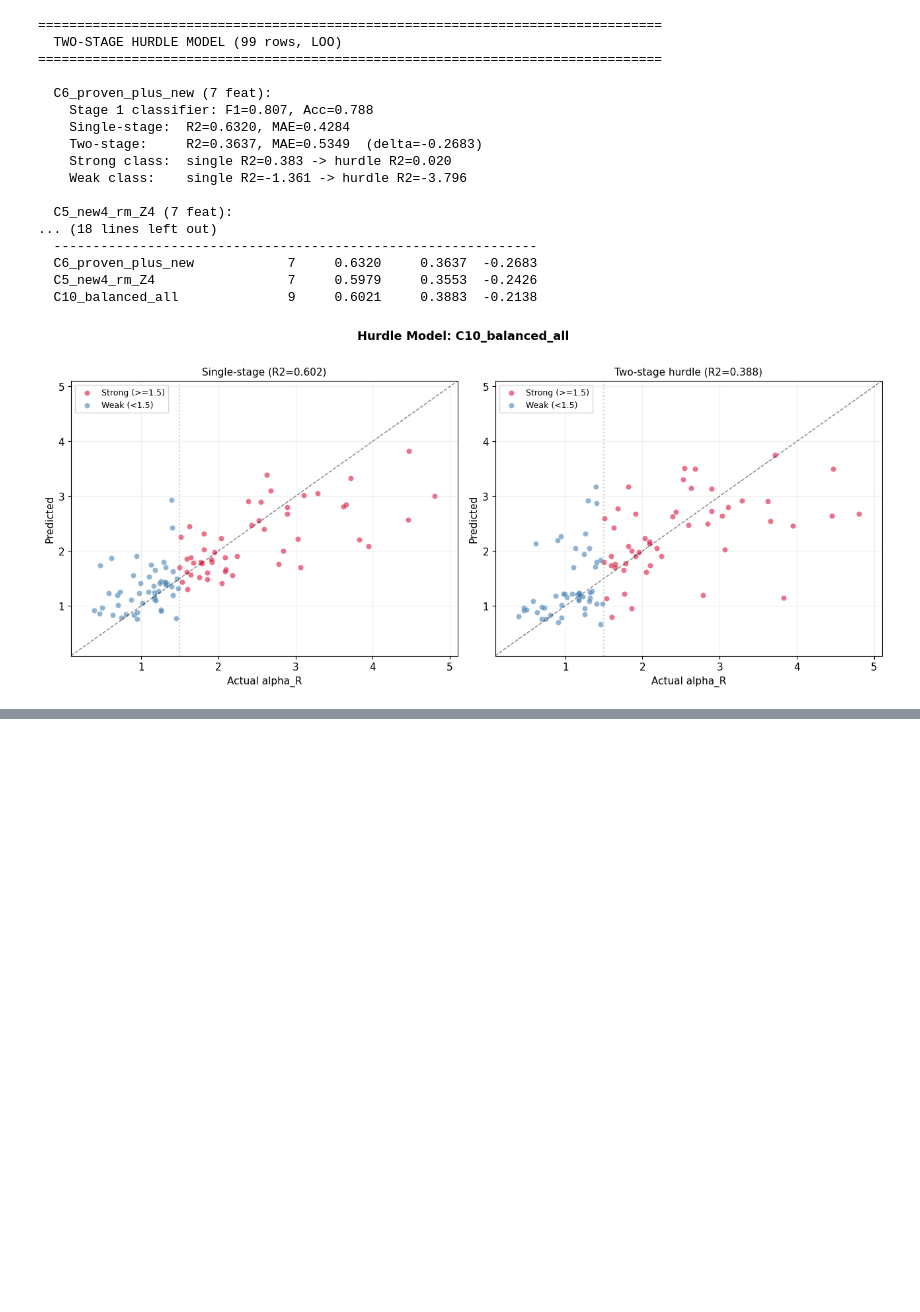
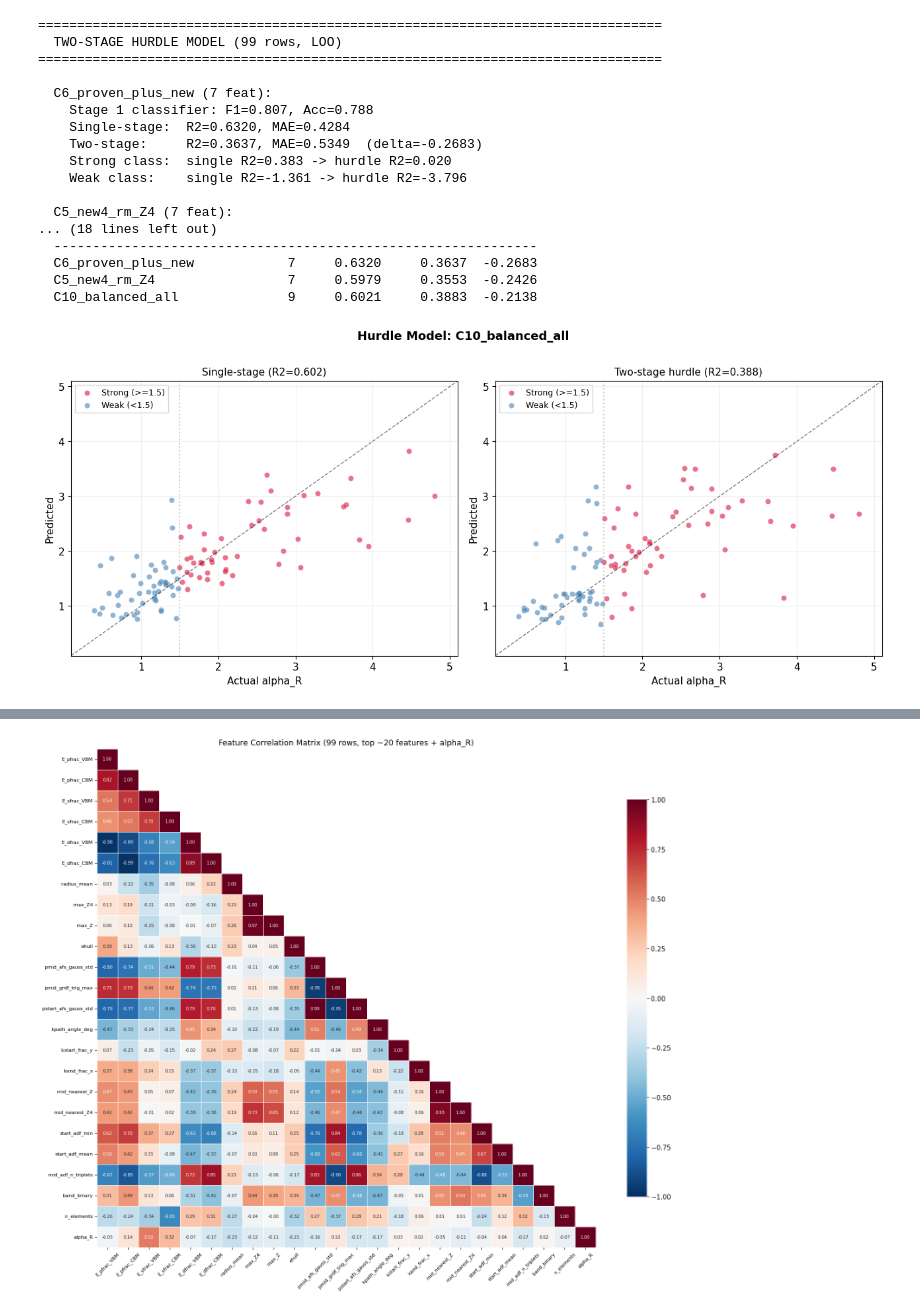
Before and after one commit to bulia-keshav/Rashba-DDP, a Jupyter notebook: K-path/old+new_nb6/nb7_combined_analysis-fix_pfrac-z4.ipynb, the cells around one changed output, grey strips where cells are left out. Drawn from its saved outputs; the diff is of its cells as text; code cells hidden in the pictures; blank space fills up the shorter version.

```diff
--- a/K-path/old+new_nb6/nb7_combined_analysis-fix_pfrac-z4.ipynb
+++ b/K-path/old+new_nb6/nb7_combined_analysis-fix_pfrac-z4.ipynb
@@ -1040,0 +1217,97 @@ hurdle_df.to_csv(os.path.join(RESULTS_DIR, "hurdle_results.csv"), index=False)
+# %%
+# %% [markdown]
+# ## Cell 20: Correlation Heatmap -- Top Features
+
+# %%
+import seaborn as sns
+
+# All important features from our analysis
+TOP_FEATURES_RAW = [
+    # DOS (proven)
+    'E_pfrac_VBM', 'E_pfrac_CBM', 'E_sfrac_VBM', 'E_sfrac_CBM', 'E_dfrac_VBM', 'E_dfrac_CBM',
+    # Elemental (proven)
+    'radius_mean', 'max_Z4', 'max_Z', 'ehull',
+    # Plane-based (new)
+    'pmid_afs_gauss_std', 'pmid_grdf_trig_max', 'pstart_afs_gauss_std',
+    # K-path geometry
+    'kpath_angle_deg', 'kstart_frac_y', 'kend_frac_x',
+    # Old point-based
+    'mid_nearest_Z', 'mid_nearest_Z4', 'start_adf_min', 'start_adf_mean',
+    'mid_adf_n_triplets',
+    # Other
+    'band_binary', 'n_elements',
+]
+
+# Resolve names in df_99_sd
+def find_col(name, df):
+    if name in df.columns:
+        return name
+    if f"old_{name}" in df.columns:
+        return f"old_{name}"
+    if f"new_{name}" in df.columns:
+        return f"new_{name}"
+    return None
+
+resolved = []
+short_labels = []
+for f in TOP_FEATURES_RAW:
+    col = find_col(f, df_99_sd)
+    if col is not None:
+        resolved.append(col)
+        short_labels.append(f)  # use clean name for display
+
+# Add target
+resolved.append('Rashba_parameter')
+short_labels.append('alpha_R')
+
+print(f"Features found: {len(resolved) - 1} + target")
+
+# Compute correlation
+corr_data = df_99_sd[resolved].copy()
+corr_data.columns = short_labels
+corr_matrix = corr_data.corr()
+
+# Full heatmap
+fig, ax = plt.subplots(figsize=(16, 14))
+mask = np.zeros_like(corr_matrix)
+mask[np.triu_indices_from(mask, k=1)] = True
+sns.heatmap(corr_matrix, annot=True, fmt='.2f', cmap='RdBu_r', center=0,
+            vmin=-1, vmax=1, ax=ax, mask=mask, square=True,
+            linewidths=0.5, cbar_kws={'shrink': 0.7},
+            annot_kws={'size': 7})
+ax.set_title('Feature Correlation Matrix (99 rows, top ~20 features + alpha_R)', fontsize=13)
+ax.tick_params(axis='x', labelsize=8, rotation=45)
+ax.tick_params(axis='y', labelsize=8)
+plt.tight_layout()
+plt.savefig(os.path.join(RESULTS_DIR, "correlation_heatmap_top20.png"), dpi=150, bbox_inches='tight')
+plt.show()
+
+# Correlation with target
+print("\nCorrelation with alpha_R (sorted by |r|):\n")
+target_corr = corr_matrix['alpha_R'].drop('alpha_R').sort_values(key=abs, ascending=False)
+for feat, corr in target_corr.items():
+    bar = "+" * int(abs(corr) * 20)
+    print(f"  {feat:25s}: r = {corr:+.3f}  {bar}")
+
+# Highlight highly correlated pairs (|r| > 0.7, excluding target)
+print("\n\nHighly correlated feature pairs (|r| > 0.7):\n")
+feat_names = [s for s in short_labels if s != 'alpha_R']
+found_pairs = False
+for i, f1 in enumerate(feat_names):
+    for f2 in feat_names[i+1:]:
+        r = corr_matrix.loc[f1, f2]
+        if abs(r) > 0.7:
+            print(f"  {f1:25s} <-> {f2:25s}: r = {r:+.3f}  {'REDUNDANT' if abs(r) > 0.9 else 'HIGH'}")
+            found_pairs = True
+if not found_pairs:
+    print("  None found (all |r| < 0.7)")
+
+# Show which features in C6 (the winner) are correlated with each other
+print("\n\nC6 internal correlations:")
+c6_names = ['E_pfrac_VBM', 'E_pfrac_CBM', 'radius_mean', 'max_Z4',
+            'pmid_afs_gauss_std', 'kpath_angle_deg', 'ehull']
+c6_avail = [f for f in c6_names if f in corr_matrix.columns]
+if c6_avail:
+    c6_corr = corr_matrix.loc[c6_avail, c6_avail]
+    print(c6_corr.to_string())
+# %% [output]
@@ -1040,0 +1315 @@ hurdle_df.to_csv(os.path.join(RESULTS_DIR, "hurdle_results.csv"), index=False)
+[figure, added]
```
Also changed, not shown: parts of 4 cells of this notebook, 5 other files.
